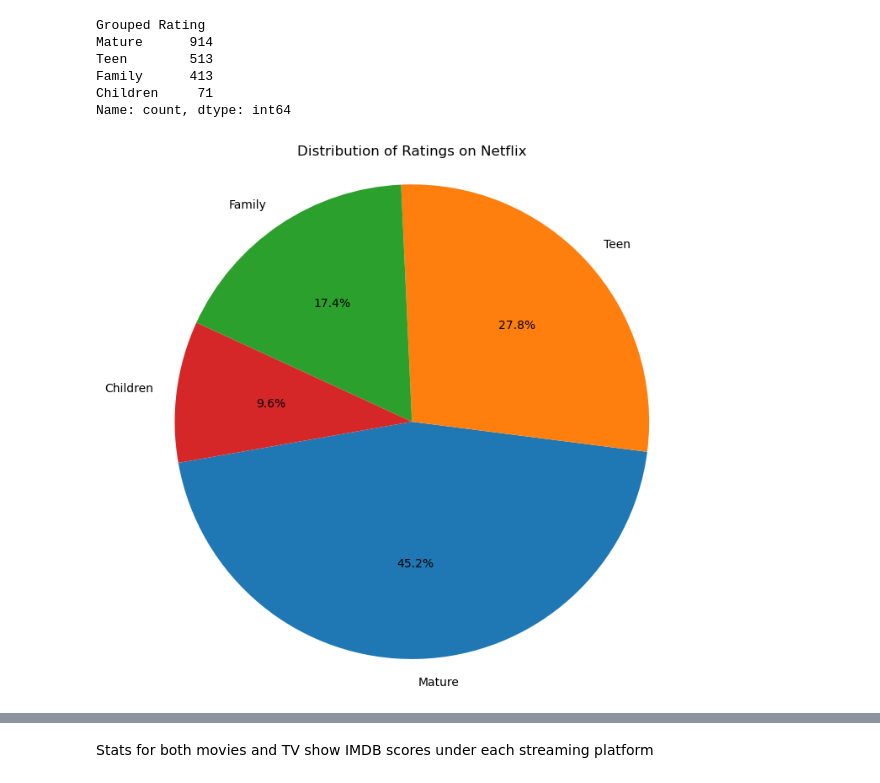
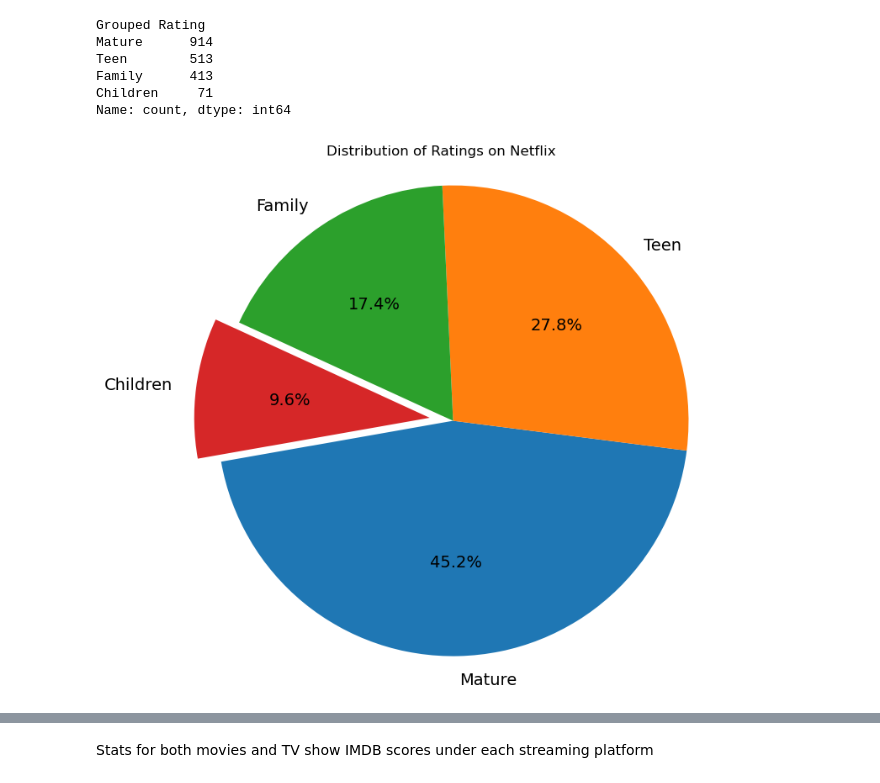
Before and after one commit to daggonit/Platform_Proj, a Jupyter notebook: Platform Project.ipynb, the cells around one changed output, grey strips where cells are left out. Saved outputs shown, nothing was run; the diff lists cells and outputs as text; code cells hidden in the pictures.

Commit message:
updated pie charts

```diff
--- a/Platform Project.ipynb
+++ b/Platform Project.ipynb
@@ -529,23 +501,23 @@ Children     71
 Name: count, dtype: int64
 # %%
 #total titles/ratings pie chart for netflix and save .png
-
+explode_values = [0 if label != 'Children' else 0.1 for label in grouped_netflix_rating_counts.index]
 plt.figure(figsize=(8, 8))
 plt.pie(grouped_netflix_rating_counts, labels=grouped_netflix_rating_counts.index, autopct='%1.1f%%',
-        startangle=190)
+        startangle=190, explode=explode_values, textprops={'fontsize': 14})
 
 plt.title('Distribution of Ratings on Netflix')
 
 #ensures that pie is drawn as a circle
 plt.axis('equal')
 
 #save to output files
 netflix_rating_path = "output_files/rating/Netflix/"
 plt.savefig(netflix_rating_path + "netflix_rating_titles.png")
 
 plt.show()
 # %% [output]
-[figure, old version]
+[figure, new version]
 # %%
 #total titles/ratings pie chart for amazon and save .png
 
```
Also changed, not shown: parts of 6 cells of this notebook, 3 other files.
